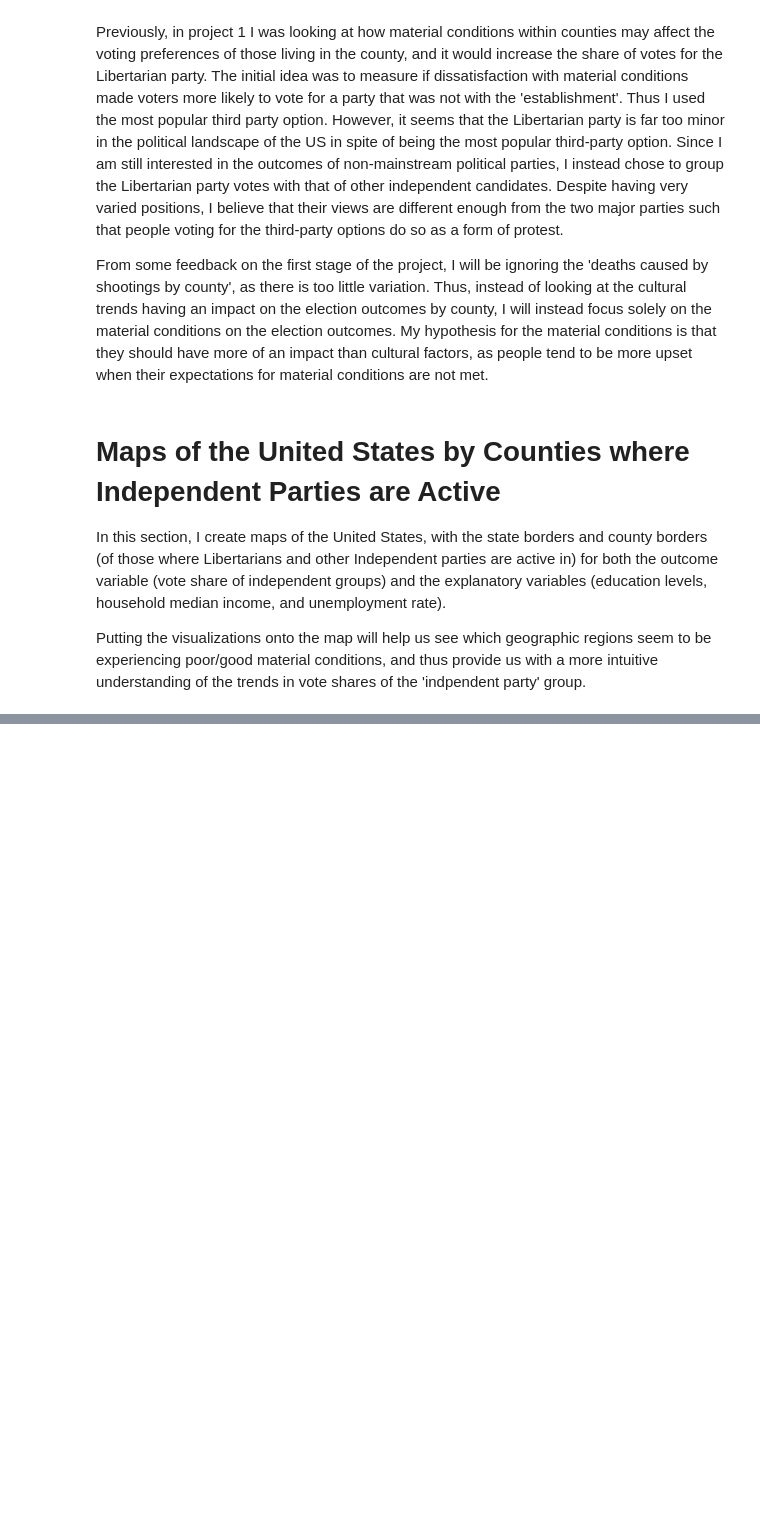
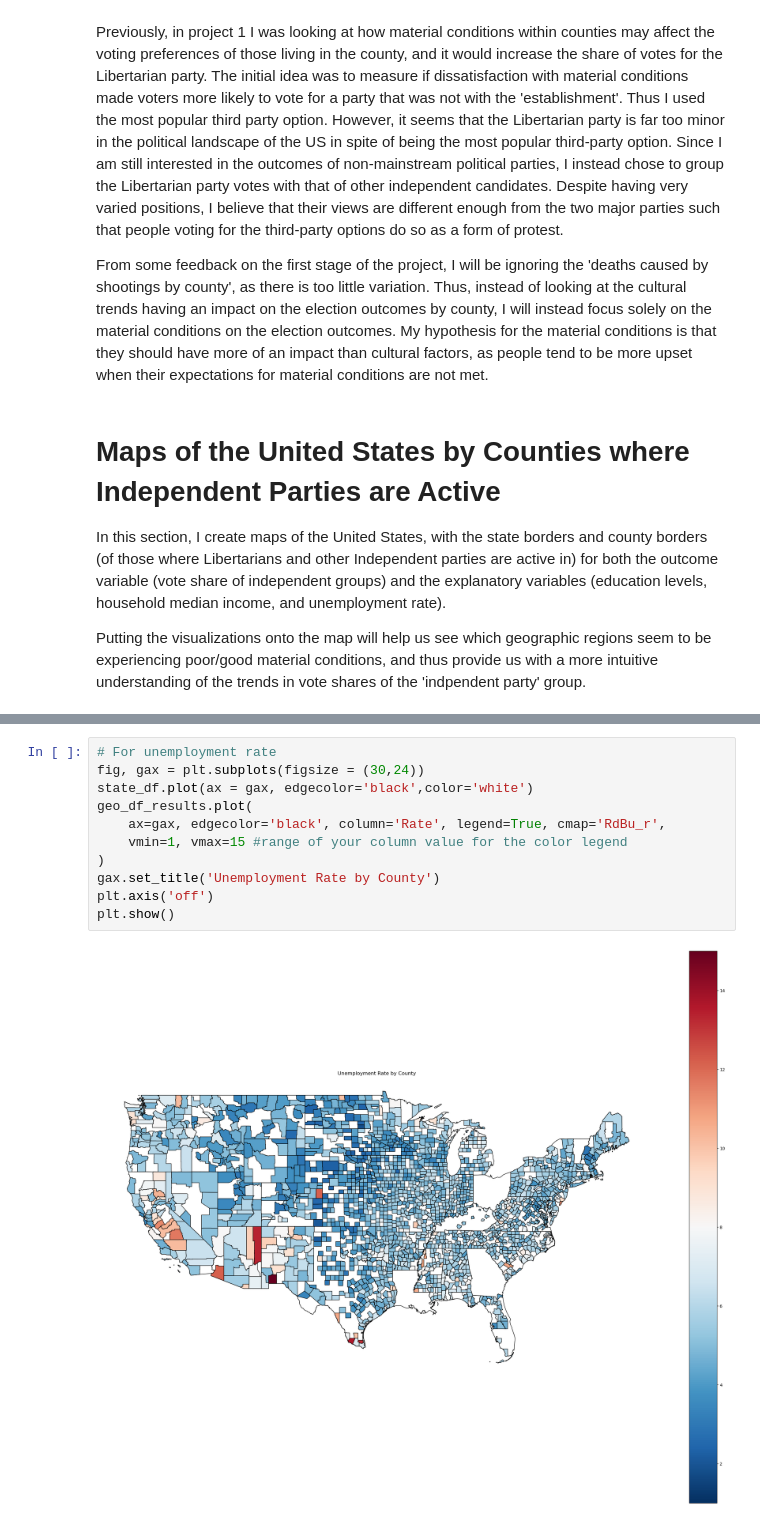
Before and after one commit to huangd999/2016-Presidential-Elections-Voting-Outcomes-for-Third-Parties-by-County, a Jupyter notebook: Assignment 2.ipynb, the cells around one changed output, grey strips where cells are left out. Saved outputs shown, nothing was run; the diff lists cells and outputs as text; blank space fills up the shorter version.

```diff
--- a/Assignment 2.ipynb
+++ b/Assignment 2.ipynb
@@ -583,0 +544,13 @@ plt.show()
+# %%
+# For unemployment rate
+fig, gax = plt.subplots(figsize = (30,24))
+state_df.plot(ax = gax, edgecolor='black',color='white')
+geo_df_results.plot(
+    ax=gax, edgecolor='black', column='Rate', legend=True, cmap='RdBu_r',
+    vmin=1, vmax=15 #range of your column value for the color legend
+)
+gax.set_title('Unemployment Rate by County')
+plt.axis('off')
+plt.show()
+# %% [output]
+[figure, added]
```
Also changed, not shown: parts of 7 cells of this notebook.
